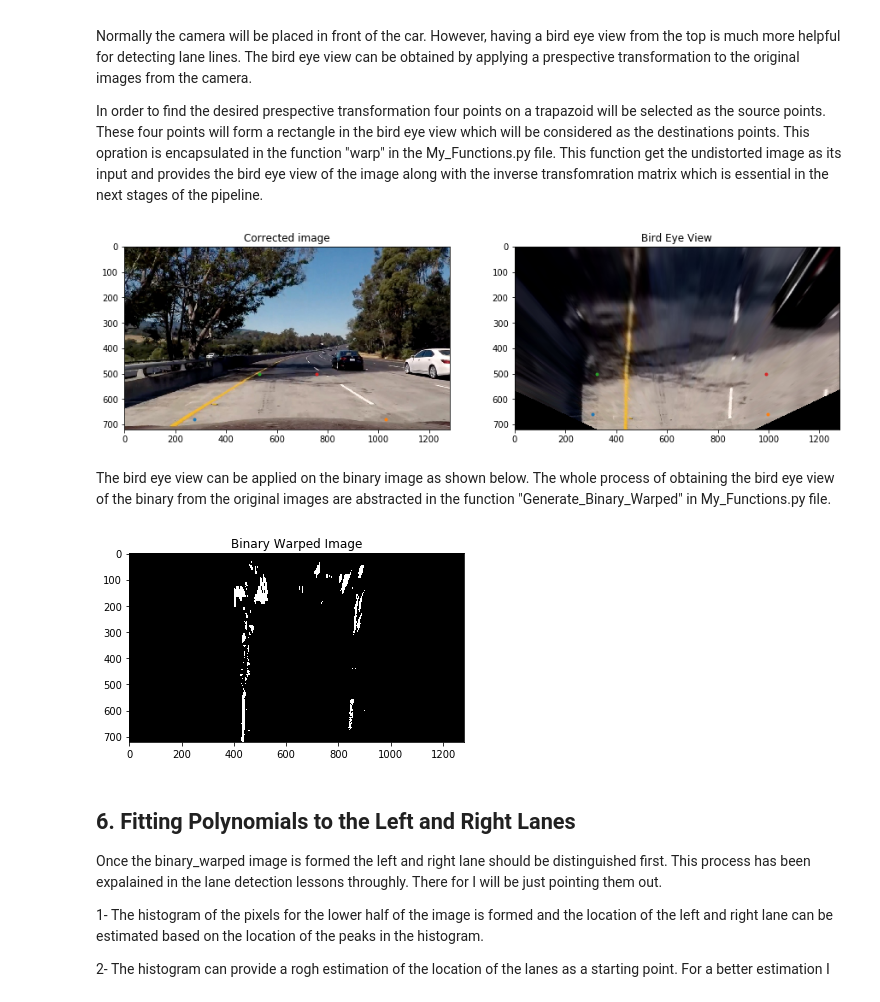
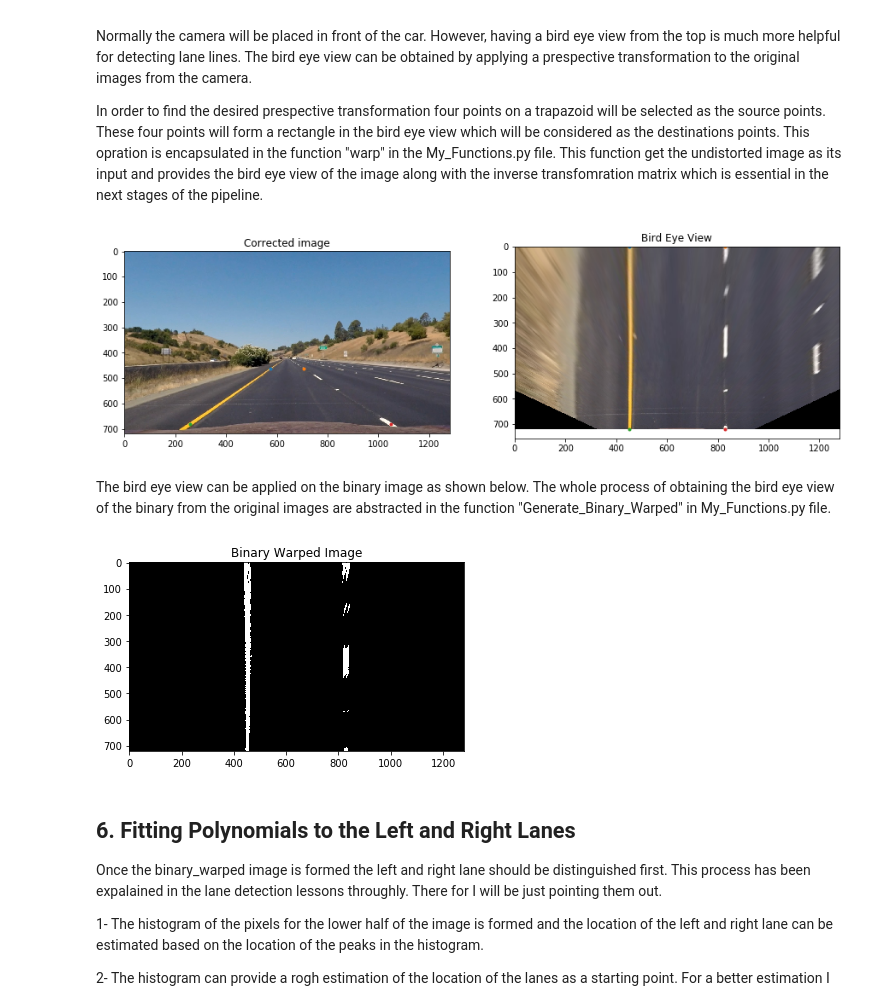
Before and after one commit to Aral-Sarrafi/Advanced_Lane_Finding, a Jupyter notebook: Advanced_Lane_Finding.ipynb, the cells around one changed output. Saved outputs shown, nothing was run; the diff lists cells and outputs as text; code cells hidden in the pictures.

```diff
--- a/Advanced_Lane_Finding.ipynb
+++ b/Advanced_Lane_Finding.ipynb
@@ -22,15 +22,25 @@ object_points = []
 objp = np.zeros((nx*ny,3), np.float32)
 objp[:,:2] = np.mgrid[0:nx,0:ny].T.reshape(-1,2)
 
-
+fig, axs = plt.subplots(2, 2, figsize = (10, 5))
+axs = axs.ravel()
+counter = 0
 for image_name in calib_img:
 
     image = cv2.imread(calib_file + image_name)
     gray = cv2.cvtColor(image, cv2.COLOR_BGR2GRAY)
+    ret, corners = cv2.findChessboardCorners(gray, (nx, ny), None)
 
-    ret, corners = cv2.findChessboardCorners(gray, (nx, ny), None)
+    # Ploting the 4 of the chessboard images with detected corners
+    if ret == True and counter<4:
+        cv2.drawChessboardCorners(image, (nx, ny), corners, ret)
+        axs[counter].imshow(image)
+        counter+=1
+
     if ret == True:
         image_points.append(corners)
         object_points.append(objp)
 
+fig.savefig("output_images/calibration.jpg", bbox_inches = 'tight')
+
 ret, mtx, dist, rvecs, tvects = cv2.calibrateCamera(object_points, image_points, gray.shape, None, None)
@@ -67,7 +79,7 @@ The first step is to correct the distorsions in the images obtained from the cam
 test_images_file = "test_images/"
 test_images = os.listdir(test_images_file)
 
-image_name = test_images_file + test_images[6]
+image_name = test_images_file + test_images[0]
 image = cv2.imread(image_name)
 image = cv2.cvtColor(image, cv2.COLOR_BGR2RGB)
 # %%
@@ -215,30 +218,27 @@ In order to find the desired prespective transformation four points on a trapazo
 # %%
 # Use perespective transform to obtain a birds eye view of the road
 bird_eye, Minv = fnc.warp(undist_image)
 
 fig, axs = plt.subplots (1, 2, figsize = (15,6))
 axs = axs.ravel()
 
-
 axs[0].imshow(undist_image)
-axs[0].plot(275, 680,'.')
-axs[0].plot(1029, 680,'.')
-axs[0].plot(530, 500,'.')
-axs[0].plot(757,500,'.')
+axs[0].plot(575,464,'.')
+axs[0].plot(707,464,'.')
+axs[0].plot(258,682,'.')
+axs[0].plot(1049,682,'.')
 axs[0].set_title('Corrected image')
 
-
-
 axs[1].imshow(bird_eye)
-axs[1].plot(308, 658,'.')
-axs[1].plot(998, 658,'.')
-axs[1].plot(325, 500,'.')
-axs[1].plot(990, 500,'.')
+axs[1].plot(450, 0,'.')
+axs[1].plot(830, 0,'.')
+axs[1].plot(450, 720,'.')
+axs[1].plot(830, 720,'.')
 axs[1].set_title('Bird Eye View')
 
 fig.savefig("output_images/Bird_Eye.jpg", bbox_inches = 'tight')
 # %% [output]
-[figure, old version]
+[figure, new version]
 # %% [markdown]
 The bird eye view can be applied on the binary image as shown below. The whole process of obtaining the bird eye view of the binary from the original images are abstracted in the function "Generate_Binary_Warped" in My_Functions.py file.
 # %%
@@ -251,7 +251,7 @@ plt.imshow(binary_warped, cmap = 'gray')
 plt.title("Binary Warped Image")
 fig.savefig("output_images/binary_waped.jpg", bbox_inches = 'tight')
 # %% [output]
-[figure, old version]
+[figure, new version]
 # %% [markdown]
 ## 6. Fitting Polynomials to the Left and Right Lanes
 Once the binary_warped image is formed the left and right lane should be distinguished first. This process has been expalained in the lane detection lessons throughly. There for I will be just pointing them out.
```
Also changed, not shown: parts of 17 cells of this notebook, 30 other files.
